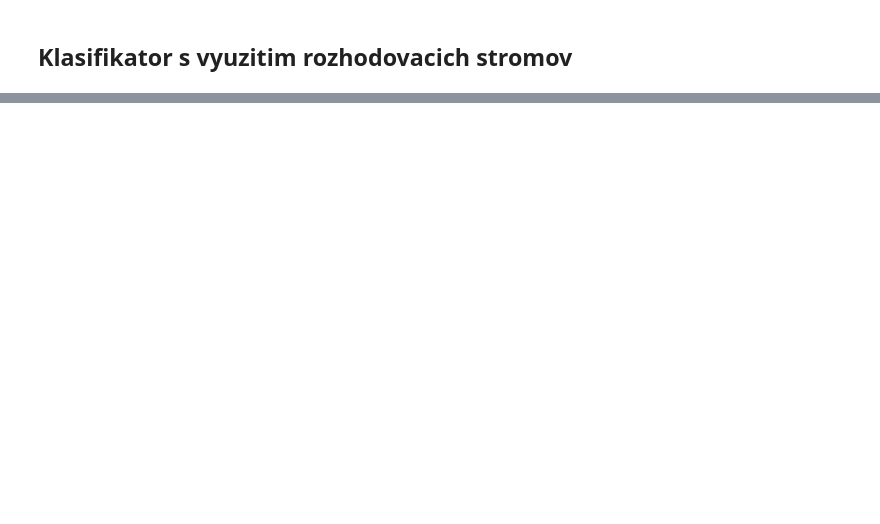
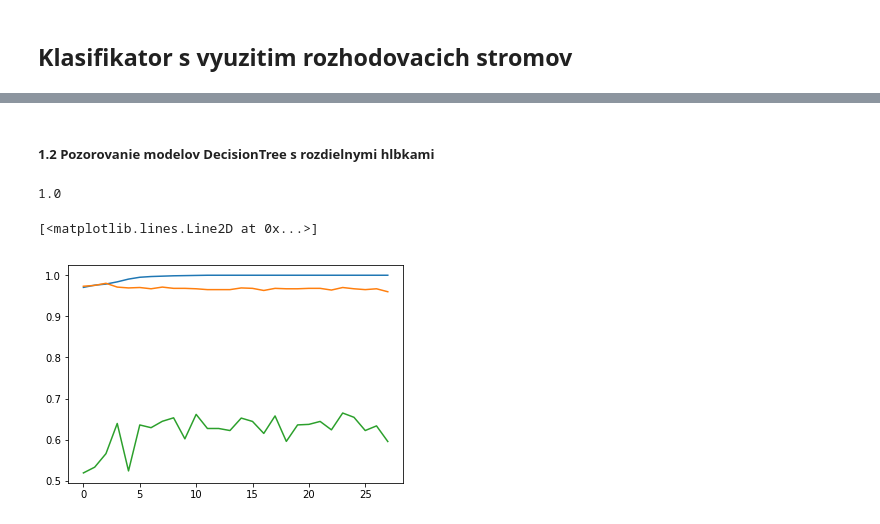
Before and after one commit to Pomichal/pr1_IAU, a Jupyter notebook: Classification.ipynb, the cells around one changed output, grey strips where cells are left out. Cells and saved outputs as stored; diff of their text form; code cells hidden in the pictures; blank space fills up the shorter version.

Commit message:
add decision tree classifier

```diff
--- a/Classification.ipynb
+++ b/Classification.ipynb
@@ -209,12 +216,15 @@ def manual_features(df):
         if row['T4U'] > 0.22 and row['TT4'] > 4.75:
             pred +=1
 
+        if row['T3'] > 1.05:
+            pred +=1
+
         if 1.2 * row['TT4'] - 1.16 > row['FTI']:
             pred +=1
         elif 1.2 * row['TT4'] - 0.4 < row['FTI']:
             pred -=1
 
-        if pred > 1:
+        if pred > 2:
             predicted.append('increased')
         elif pred < 0:
             predicted.append('decreased')
@@ -242,0 +307,29 @@ accuracy_score(pred, X_valid['class'])
+# %% [markdown]
+##### 1.2 Pozorovanie modelov DecisionTree s rozdielnymi hlbkami
+# %%
+results = []
+for i in range(2, 30):
+    row = {'model_complexity': i}
+
+    clf_d = DecisionTreeClassifier(max_depth = i)
+
+    pred = clf_d.fit(X_train_dt[X_train_dt.columns.difference(['class'])],X_train_dt['class']).predict(X_train_dt[X_train_dt.columns.difference(['class'])])
+    row['train'] = accuracy_score(X_train_dt['class'], pred)
+
+    pred = clf_d.predict(X_valid_dt[X_valid_dt.columns.difference(['class'])])
+    row['test'] = accuracy_score(X_valid_dt['class'], pred)
+    row['score_f'] = f1_score(X_valid_dt['class'], pred, average='macro')
+
+    results.append(row)
+# %%
+results[-1]['train']
+# %% [output]
+1.0
+# %%
+
+plt.plot([row['train'] for row in results])
+plt.plot([row['test'] for row in results])
+plt.plot([row['score_f'] for row in results])
+# %% [output]
+[<matplotlib.lines.Line2D at 0x...>]
+[figure, added]
```
Also changed, not shown: parts of 10 cells of this notebook, 1 other file.
